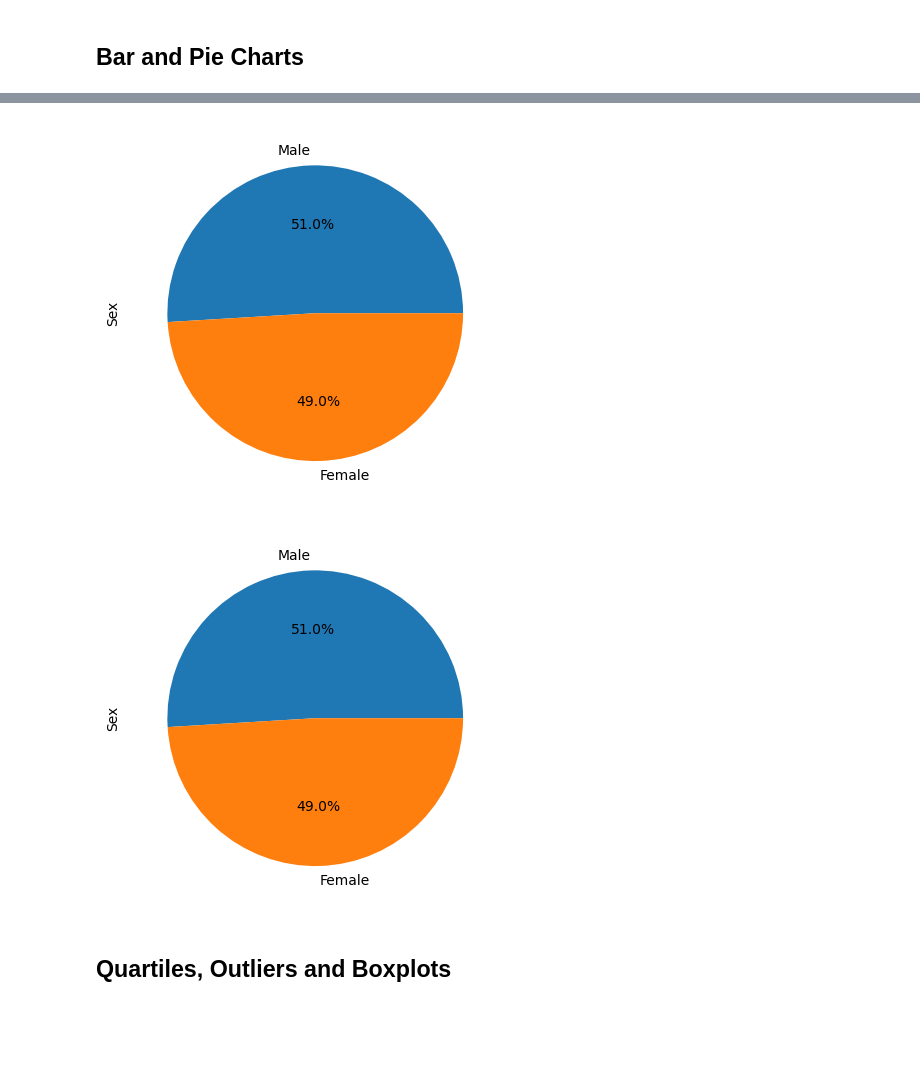
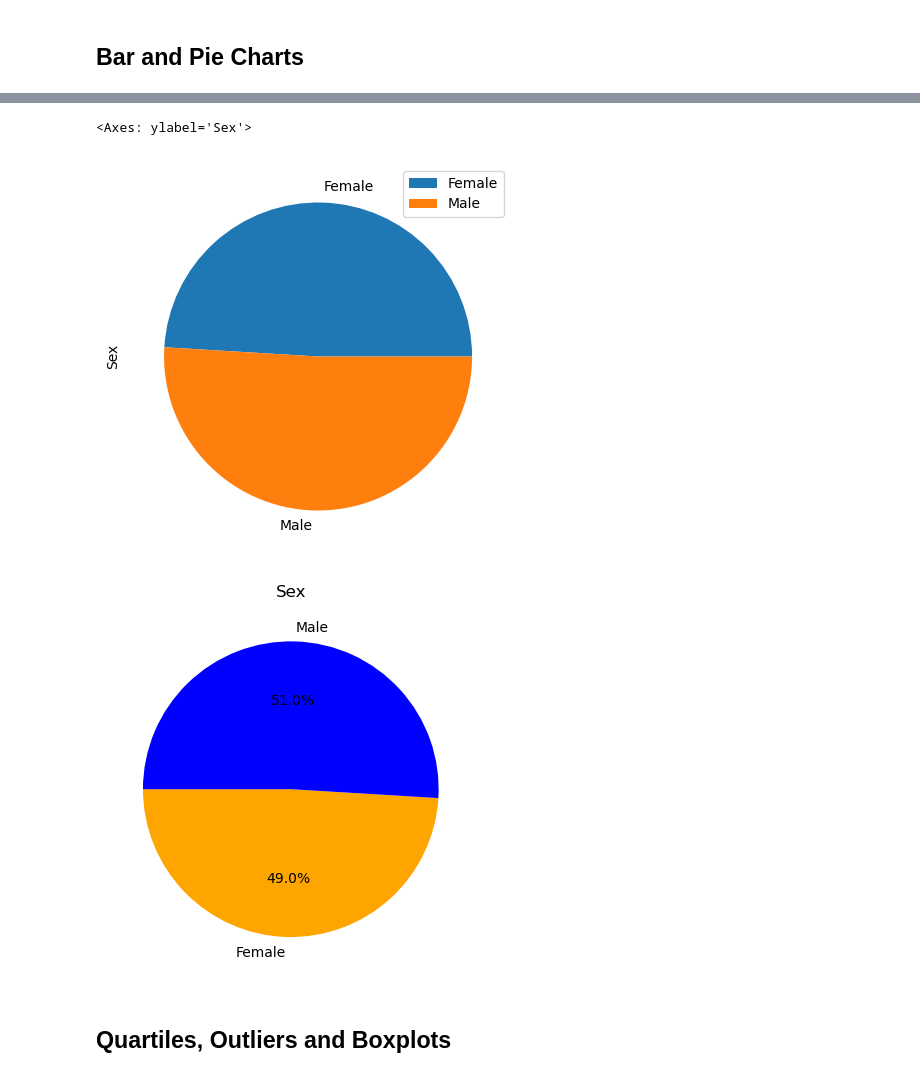
Before and after one commit to OormiC/week5, a Jupyter notebook: Pymaceuticals/pymaceuticals_starter.ipynb, the cells around one changed output, grey strips where cells are left out. Drawn from its saved outputs; the diff is of its cells as text; code cells hidden in the pictures; blank space fills up the shorter version.

```diff
--- a/Pymaceuticals/pymaceuticals_starter.ipynb
+++ b/Pymaceuticals/pymaceuticals_starter.ipynb
@@ -157,11 +156,23 @@ plt.show()
 # %%
 # Generate a pie plot showing the distribution of female versus male mice using Pandas
+female_count = clean_df.loc[clean_df["Sex"] == "Female", :]
+male_count = clean_df.loc[clean_df["Sex"] == "Male", :]
+sex_df = pd.DataFrame({'Sex': [len(female_count), len(male_count)]},
+                      index=['Female', 'Male'])
+sex_df.plot.pie(y='Sex', figsize=(5,5))
 # %% [output]
+<Axes: ylabel='Sex'>
-[figure, old version]
+[figure, new version]
 # %%
 # Generate a pie plot showing the distribution of female versus male mice using pyplot
+sizes = [len(female_count), len(male_count)]
+labels = ["Female", "Male"]
+colours = ["orange", "blue"]
+plt.pie(sizes, labels=labels, colors=colours, autopct="%1.1f%%", shadow=False, startangle=180)
+plt.title("Sex")
+plt.show()
 # %% [output]
-[figure, old version]
+[figure, new version]
 # %% [markdown]
 ## Quartiles, Outliers and Boxplots
 # %%
```
Also changed, not shown: parts of 15 cells of this notebook.
